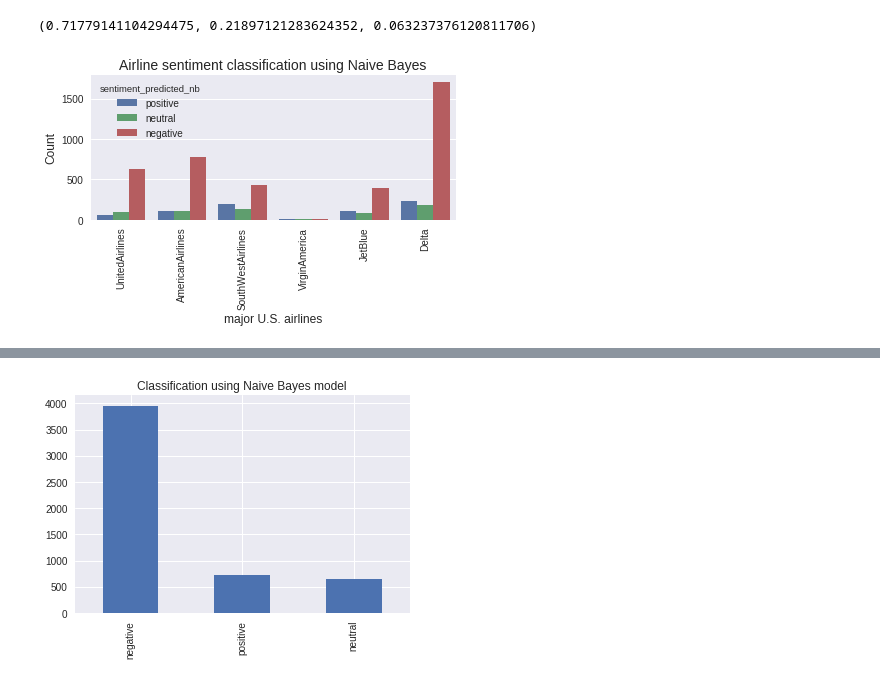
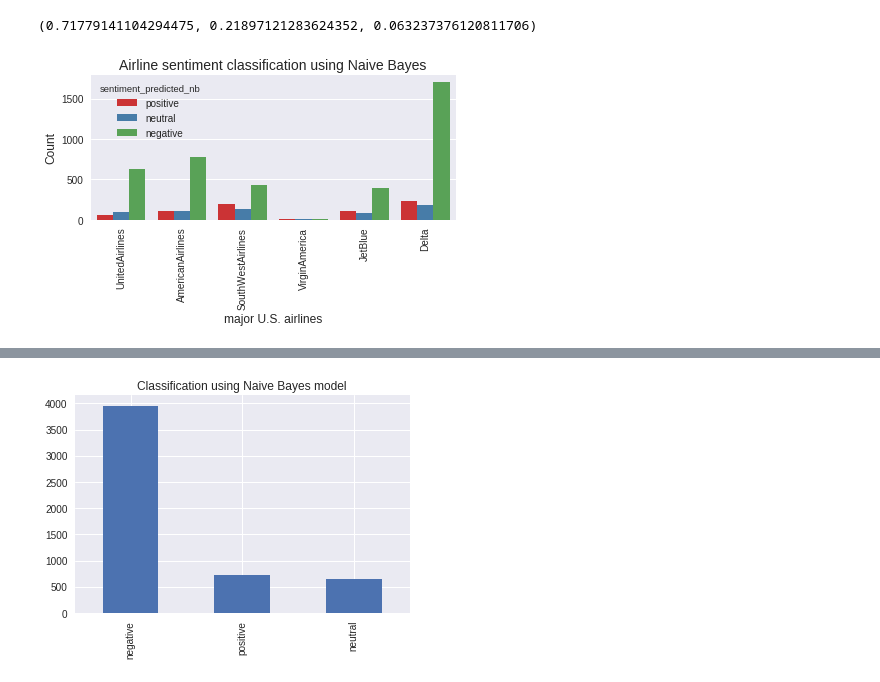
Before and after one commit to SangitaG/Airline-Sentiment-Analysis, a Jupyter notebook: TechnicalPresentation/4_TechnicalP_tweet_classification.ipynb, the cells around one changed output, grey strips where cells are left out. Cells and saved outputs as stored; diff of their text form; code cells hidden in the pictures.

```diff
--- a/TechnicalPresentation/4_TechnicalP_tweet_classification.ipynb
+++ b/TechnicalPresentation/4_TechnicalP_tweet_classification.ipynb
@@ -349,16 +349,18 @@ percent_neg,percent_neut,percent_pos
 # %% [output]
 (0.71779141104294475, 0.21897121283624352, 0.063237376120811706)
 # %%
-df = pulledTweets_df[pulledTweets_df.airline != 'USAirways']
+pulledTweets_df = pulledTweets_df[pulledTweets_df.airline != 'USAirways']
 # %%
 # Airline sentiment using Naive Bayes.
-sns.countplot(x="airline", hue="sentiment_predicted_nb", data = df, hue_order=['positive', 'neutral', 'negative'])
+sns.countplot(x="airline", hue="sentiment_predicted_nb",
+              data = pulledTweets_df, hue_order=['positive', 'neutral', 'negative'],
+              palette = 'Set1')
 plt.title('Airline sentiment classification using Naive Bayes',
          fontsize=14)
 plt.xlabel('major U.S. airlines', fontsize=12)
 plt.ylabel('Count', fontsize=12)
 plt.xticks(rotation = 90)
 plt.tight_layout()
 plt.savefig('data/images/Pulled_Tweets/'+'NB_sentiment_classification_hist.png')
 # %% [output]
-[figure, old version]
+[figure, new version]
```
Also changed, not shown: parts of 6 cells of this notebook.
